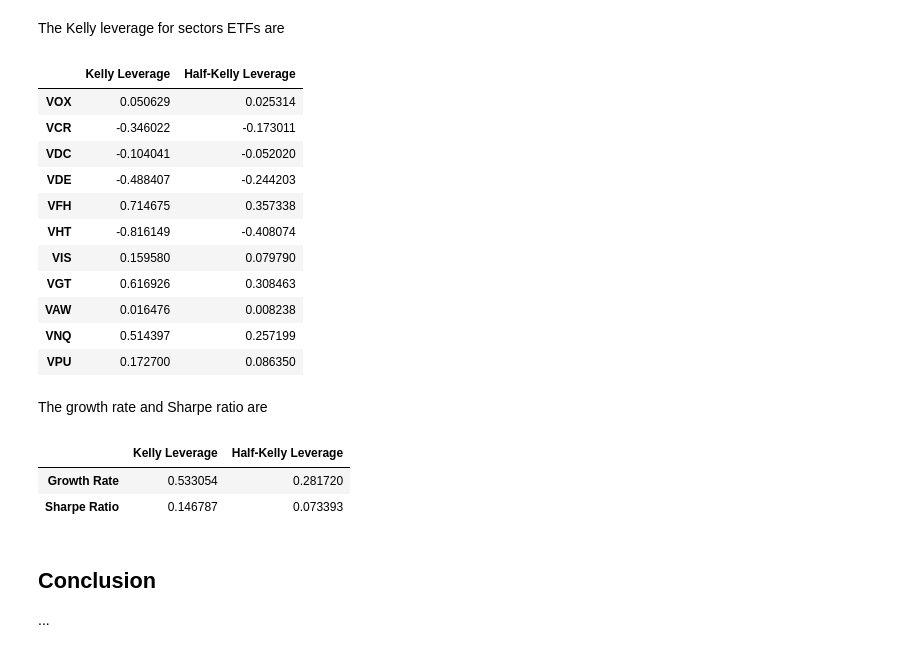
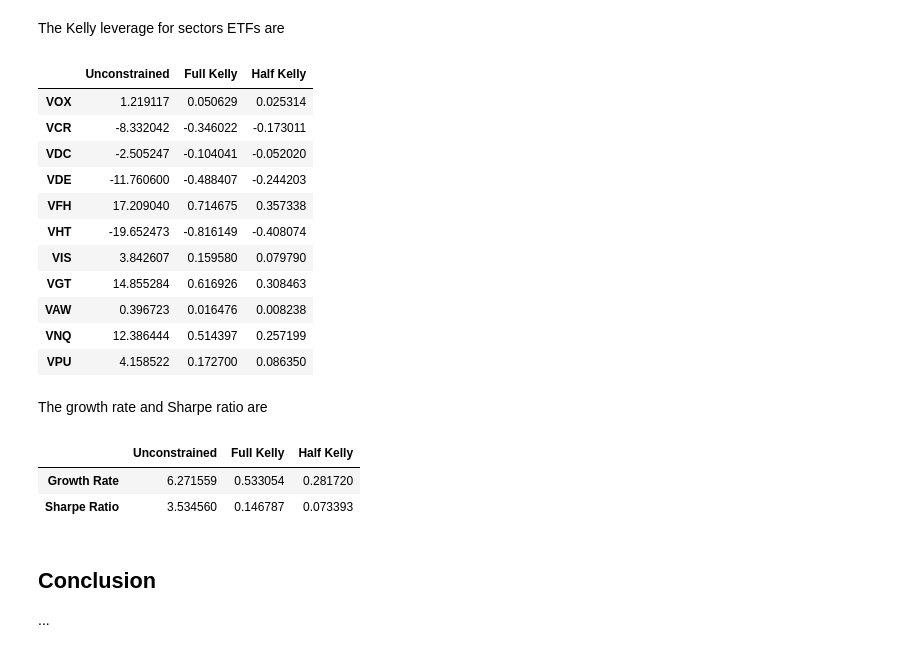
Before and after one commit to DinodC/investing-etf-kelly, a Jupyter notebook: investing_etf_kelly_02.ipynb, the cells around one changed output. Saved outputs shown, nothing was run; the diff lists cells and outputs as text; code cells hidden in the pictures.

```diff
--- a/investing_etf_kelly_02.ipynb
+++ b/investing_etf_kelly_02.ipynb
@@ -127,25 +133,26 @@ for i in groups:
 
     # Adjust leverage
     adj_leverage = max_leverage / np.sum(np.abs(F))
-    F = adj_leverage * F
 
-    # Growth rate at full Kelly
-    g = risk_free + np.matmul(np.transpose(F), M) - 0.5 * np.matmul(np.matmul(np.transpose(F), C), F)
+    # Leverages for unconstrained, full and half Kelly
+    Kelly = [F,
+             adj_leverage * F,
+             0.5 * adj_leverage * F]
 
-    # Growth at half Kelly
-    g_half = risk_free + np.matmul(np.transpose(0.5 * F), M) - 0.5 * np.matmul(np.matmul(np.transpose(0.5 * F), C), 0.5 * F)
+    Kelly_id = ['unconstrained',
+                'full',
+                'half']
 
-    # Sharpe ratio
-    sharpe = np.sqrt(np.matmul(np.matmul(np.transpose(F), C), F))
+    for k in range(len(Kelly)):
+        # Growth rate
+        g = risk_free + np.matmul(np.transpose(Kelly[k]), M) - 0.5 * np.matmul(np.matmul(np.transpose(Kelly[k]), C), Kelly[k])
+        # Sharpe ratio
+        sharpe = np.sqrt(np.matmul(np.matmul(np.transpose(Kelly[k]), C), Kelly[k]))
 
-    # Sharpe at half Kelly
-    sharpe_half = np.sqrt(np.matmul(np.matmul(np.transpose(0.5 * F), C), 0.5 * F))
+        # Updated outputs: F, g and sharpe
+        output[i][Kelly_id[k]] = Kelly[k]
+        output[i][Kelly_id[k] + ' growth'] = g
+        output[i][Kelly_id[k] + ' sharpe'] = sharpe
 
     # Update output
     output[i]['tickers'] = list(close.columns)
-    output[i]['kelly'] = list(F)
-    output[i]['kelly half'] = list(0.5 * F)
-    output[i]['growth'] = g
-    output[i]['growth half'] = g_half
-    output[i]['sharpe'] = sharpe
-    output[i]['sharpe half'] = sharpe_half
@@ -285,32 +302,34 @@ The Kelly leverage for sectors ETFs are
 # %%
 group = 'sectors'
 
-pd.DataFrame({'Kelly Leverage': output[group]['kelly'],
-              'Half-Kelly Leverage': output[group]['kelly half']},
+pd.DataFrame({'Unconstrained': output[group]['unconstrained'],
+              'Full Kelly': output[group]['full'],
+              'Half Kelly': output[group]['half']},
              index=output[group]['tickers'])
 # %% [output]
-|  | Kelly Leverage | Half-Kelly Leverage |
-| VOX | 0.050629 | 0.025314 |
-| VCR | -0.346022 | -0.173011 |
-| VDC | -0.104041 | -0.052020 |
-| VDE | -0.488407 | -0.244203 |
-| VFH | 0.714675 | 0.357338 |
-| VHT | -0.816149 | -0.408074 |
-| VIS | 0.159580 | 0.079790 |
-| VGT | 0.616926 | 0.308463 |
-| VAW | 0.016476 | 0.008238 |
-| VNQ | 0.514397 | 0.257199 |
-| VPU | 0.172700 | 0.086350 |
+|  | Unconstrained | Full Kelly | Half Kelly |
+| VOX | 1.219117 | 0.050629 | 0.025314 |
+| VCR | -8.332042 | -0.346022 | -0.173011 |
+| VDC | -2.505247 | -0.104041 | -0.052020 |
+| VDE | -11.760600 | -0.488407 | -0.244203 |
+| VFH | 17.209040 | 0.714675 | 0.357338 |
+| VHT | -19.652473 | -0.816149 | -0.408074 |
+| VIS | 3.842607 | 0.159580 | 0.079790 |
+| VGT | 14.855284 | 0.616926 | 0.308463 |
+| VAW | 0.396723 | 0.016476 | 0.008238 |
+| VNQ | 12.386444 | 0.514397 | 0.257199 |
+| VPU | 4.158522 | 0.172700 | 0.086350 |
 # %% [markdown]
 The growth rate and Sharpe ratio are
 # %%
-pd.DataFrame({'Kelly Leverage': [output[group]['growth'], output[group]['sharpe']],
-              'Half-Kelly Leverage': [output[group]['growth half'], output[group]['sharpe half']]},
+pd.DataFrame({'Unconstrained': [output[group]['unconstrained growth'], output[group]['unconstrained sharpe']],
+              'Full Kelly': [output[group]['full growth'], output[group]['full sharpe']],
+              'Half Kelly': [output[group]['half growth'], output[group]['half sharpe']]},
              index=['Growth Rate', 'Sharpe Ratio'])
 # %% [output]
-|  | Kelly Leverage | Half-Kelly Leverage |
-| Growth Rate | 0.533054 | 0.281720 |
-| Sharpe Ratio | 0.146787 | 0.073393 |
+|  | Unconstrained | Full Kelly | Half Kelly |
+| Growth Rate | 6.271559 | 0.533054 | 0.281720 |
+| Sharpe Ratio | 3.534560 | 0.146787 | 0.073393 |
 # %% [markdown]
 ## Conclusion
 ...
```
Also changed, not shown: parts of 15 cells of this notebook.
